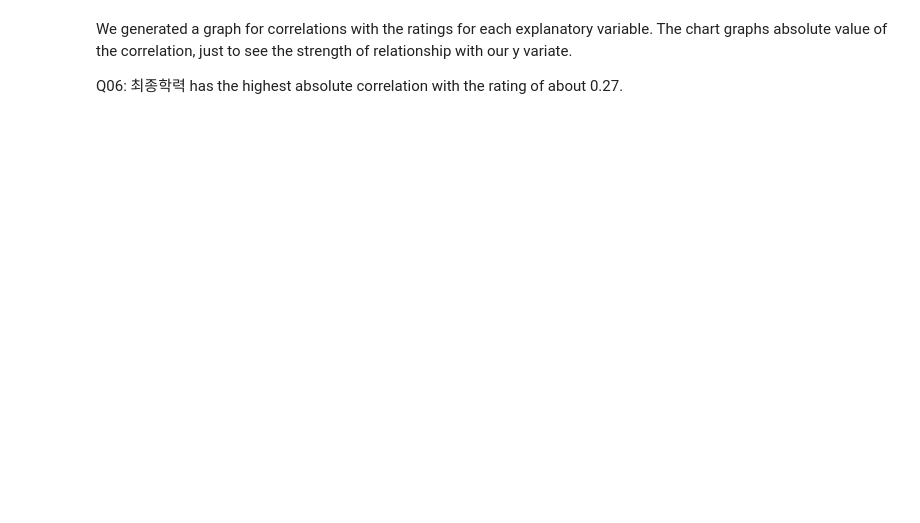
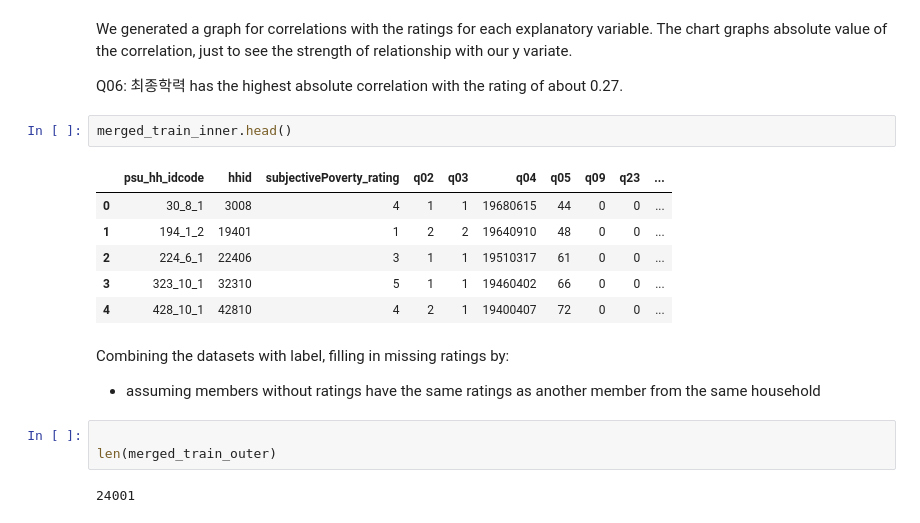
Before and after one commit to eugenesimm/Kaggle_poverty_rate, a Jupyter notebook: 2-eda/EDA_JS.ipynb, the cells around one changed output. Saved outputs shown, nothing was run; the diff lists cells and outputs as text; blank space fills up the shorter version.

```diff
--- a/2-eda/EDA_JS.ipynb
+++ b/2-eda/EDA_JS.ipynb
@@ -74,3 +74,20 @@ correlation_bar_graph(merged_train, fig_size=(12,6), y_col='subjectivePoverty_ra
 We generated a graph for correlations with the ratings for each explanatory variable. The chart graphs absolute value of the correlation, just to see the strength of relationship with our y variate.
 
 Q06: 최종학력 has the highest absolute correlation with the rating of about 0.27.
+# %%
+merged_train_inner.head()
+# %% [output]
+|  | psu_hh_idcode | hhid | subjectivePoverty_rating | q02 | q03 | q04 | q05 | q09 | q23 | ... |
+| 0 | 30_8_1 | 3008 | 4 | 1 | 1 | 19680615 | 44 | 0 | 0 | ... |
+| 1 | 194_1_2 | 19401 | 1 | 2 | 2 | 19640910 | 48 | 0 | 0 | ... |
+| 2 | 224_6_1 | 22406 | 3 | 1 | 1 | 19510317 | 61 | 0 | 0 | ... |
+| 3 | 323_10_1 | 32310 | 5 | 1 | 1 | 19460402 | 66 | 0 | 0 | ... |
+| 4 | 428_10_1 | 42810 | 4 | 2 | 1 | 19400407 | 72 | 0 | 0 | ... |
+# %% [markdown]
+Combining the datasets with label, filling in missing ratings by:
+- assuming members without ratings have the same ratings as another member from the same household
+# %%
+
+len(merged_train_outer)
+# %% [output]
+24001
```
Also changed, not shown: parts of 5 cells of this notebook, 6 other files.
